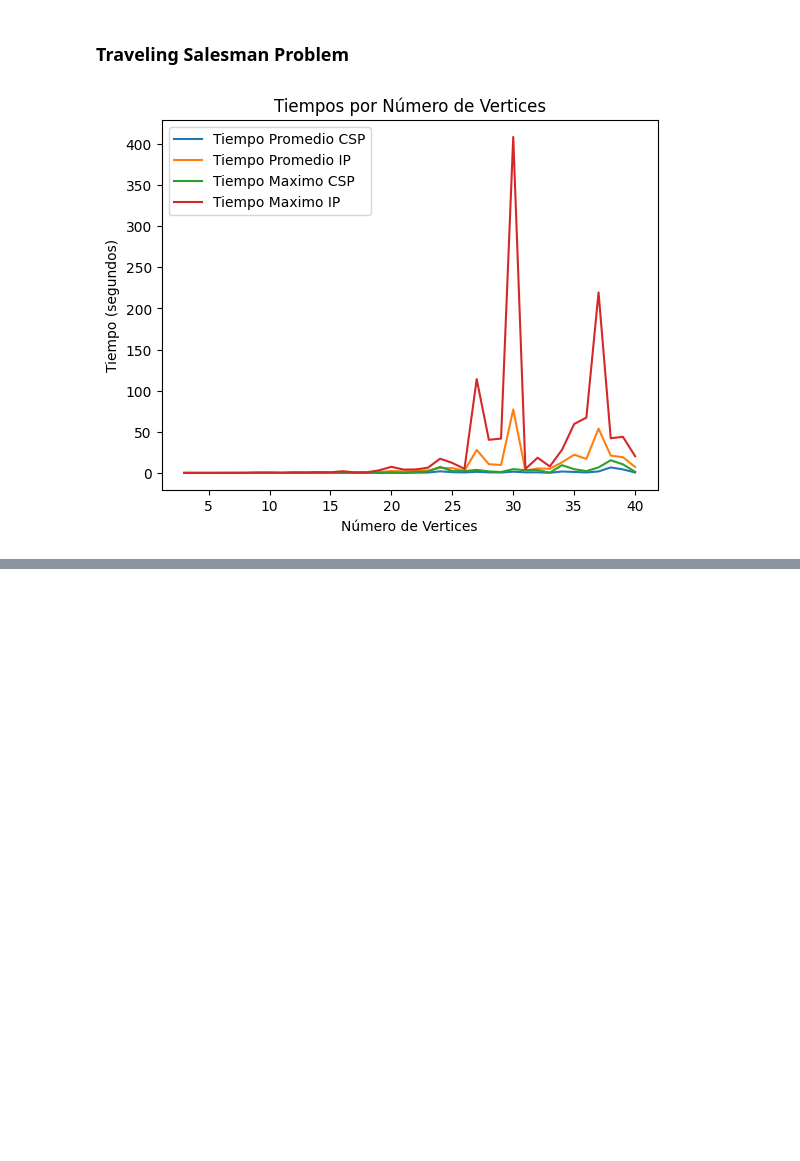
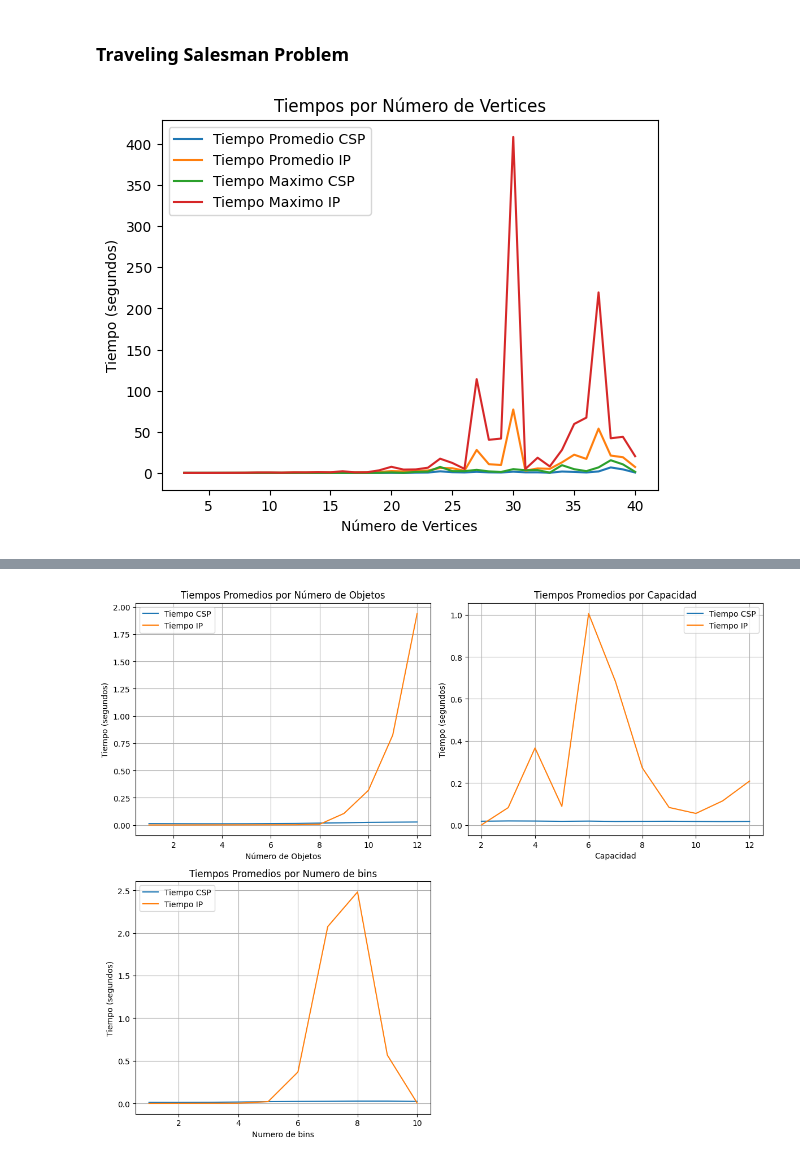
Before and after one commit to javierrodriguezsanchez/Comparison-between-CSP-and-IP, a Jupyter notebook: src/data_plotting.ipynb, the cells around one changed output, grey strips where cells are left out. Saved outputs shown, nothing was run; the diff lists cells and outputs as text; code cells hidden in the pictures; blank space fills up the shorter version.

Commit message:
Bin Packing plotting

```diff
--- a/src/data_plotting.ipynb
+++ b/src/data_plotting.ipynb
@@ -224,0 +227,83 @@ plt.show()
+# %%
+import json
+import os
+import pandas as pd
+import matplotlib.pyplot as plt
+import math
+
+if os.path.exists('BinPacking/data.json'):
+        # Leer el contenido existente del archivo JSON
+        with open('BinPacking/data.json', 'r') as f:
+            datos = json.load(f)
+else:
+    # Si no existe, inicializar un nuevo diccionario
+    datos = {}
+
+tabla = {
+    'numero de objetos':[],
+    "capacidad":[],
+    "optimo":[],
+    "CSP":[],
+    "IP":[]
+
+}
+
+for key in datos.keys():
+    n = len(datos[key]['description']['objects'])
+    m = datos[key]['description']['capacity']
+    k = int(datos[key]["results"][0]["result"]+0.1)
+
+    tabla['numero de objetos'].append(n)
+    tabla['capacidad'].append(m)
+    tabla["optimo"].append(k)
+
+    for solucion in datos[key]["results"]:
+        tabla[solucion['method']].append(solucion['time'])
+
+
+df = pd.DataFrame(tabla)
+
+promedio_tiempo_n = df[['numero de objetos', 'CSP', 'IP']].groupby('numero de objetos').mean()
+
+promedio_tiempo_m = df[['capacidad', 'CSP', 'IP']].groupby('capacidad').mean()
+
+promedio_tiempo_k = df[['optimo', 'CSP', 'IP']].groupby('optimo').mean()
+
+
+plt.figure(figsize=(12, 10))
+
+plt.subplot(2, 2, 1) # (filas, columnas, índice)
+plt.plot(promedio_tiempo_n.index, promedio_tiempo_n['CSP'], label='Tiempo CSP')
+plt.plot(promedio_tiempo_n.index, promedio_tiempo_n['IP'], label='Tiempo IP')
+plt.title('Tiempos Promedios por Número de Objetos')
+plt.xlabel('Número de Objetos')
+plt.ylabel('Tiempo (segundos)')
+plt.legend()
+plt.grid()
+
+# Segunda gráfica: Tiempos promedio por capacidad
+plt.subplot(2, 2, 2)
+plt.plot(promedio_tiempo_m.index, promedio_tiempo_m['CSP'], label='Tiempo CSP')
+plt.plot(promedio_tiempo_m.index, promedio_tiempo_m['IP'], label='Tiempo IP')
+plt.title('Tiempos Promedios por Capacidad')
+plt.xlabel('Capacidad')
+plt.ylabel('Tiempo (segundos)')
+plt.legend()
+plt.grid()
+
+# Tercera gráfica: Tiempos promedio por numero de bins
+plt.subplot(2, 2, 3) # (filas, columnas, índice)
+plt.plot(promedio_tiempo_k.index, promedio_tiempo_k['CSP'], label='Tiempo CSP')
+plt.plot(promedio_tiempo_k.index, promedio_tiempo_k['IP'], label='Tiempo IP')
+plt.title('Tiempos Promedios por Numero de bins')
+plt.xlabel('Numero de bins')
+plt.ylabel('Tiempo (segundos)')
+plt.legend()
+plt.grid()
+
+
+# Mostrar las gráficas
+plt.tight_layout()
+plt.show()
+# %% [output]
+[figure, added]
```
Also changed, not shown: parts of 1 cell of this notebook, 4 other files.
